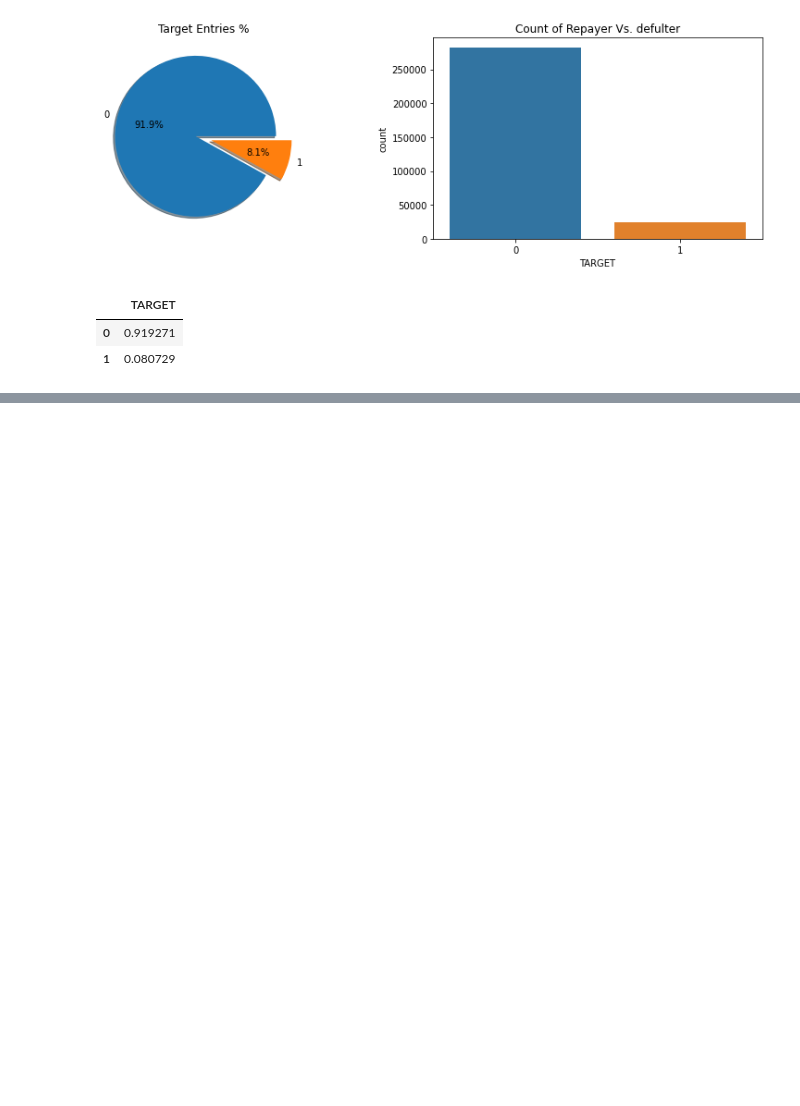
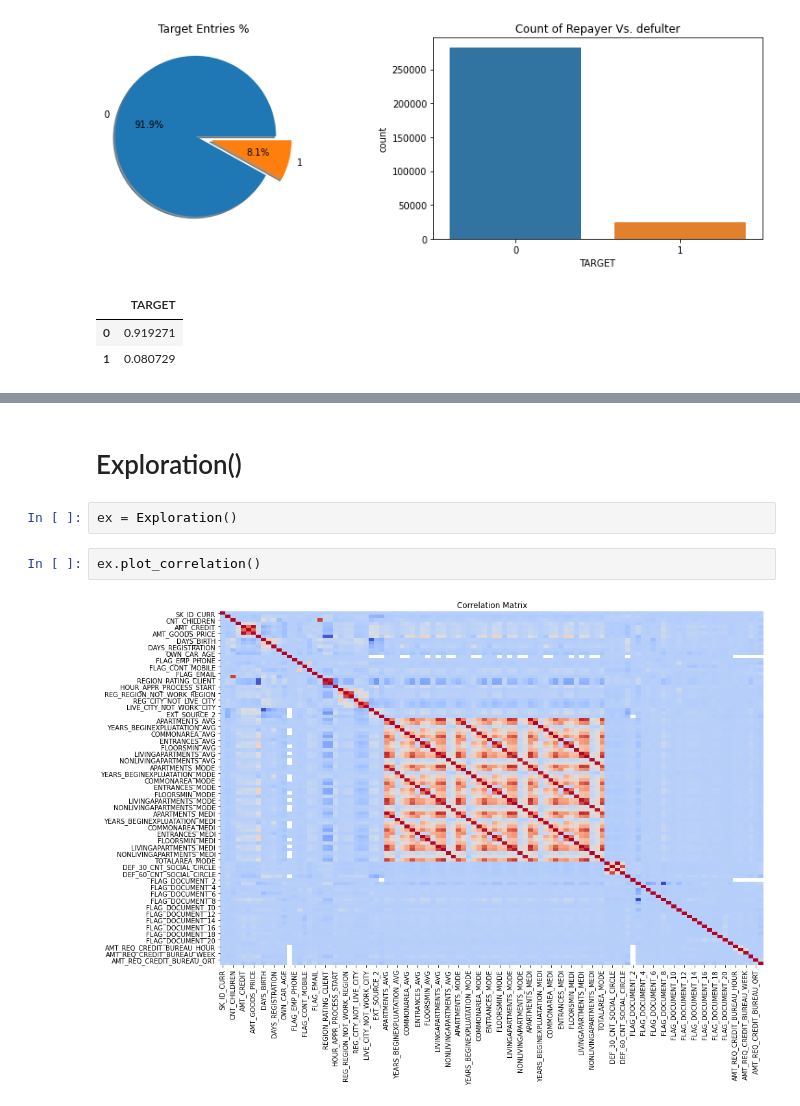
Before and after one commit to kelhoussaini/Home-Credit-Prediction, a Jupyter notebook: notebooks/Checking_out_classes.ipynb, the cells around one changed output, grey strips where cells are left out. Drawn from its saved outputs; the diff is of its cells as text; blank space fills up the shorter version.

```diff
--- a/notebooks/Checking_out_classes.ipynb
+++ b/notebooks/Checking_out_classes.ipynb
@@ -36,0 +141,8 @@ prep.targetVar()
+# %% [markdown]
+# Exploration()
+# %%
+ex = Exploration()
+# %%
+ex.plot_correlation()
+# %% [output]
+[figure, added]
```
Also changed, not shown: parts of 25 cells of this notebook.
